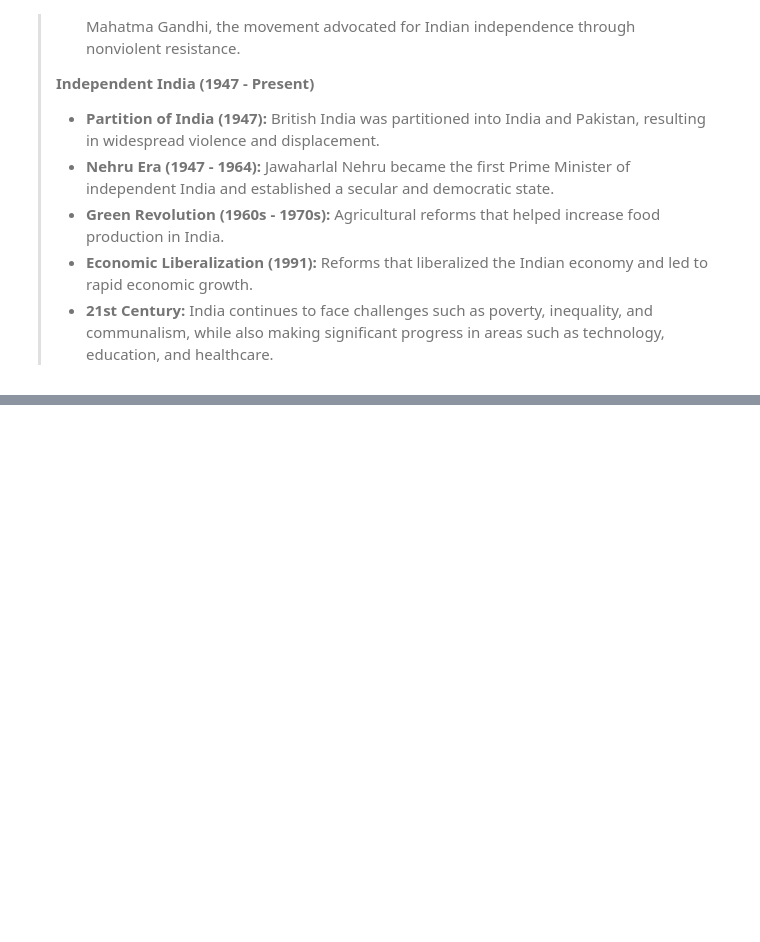
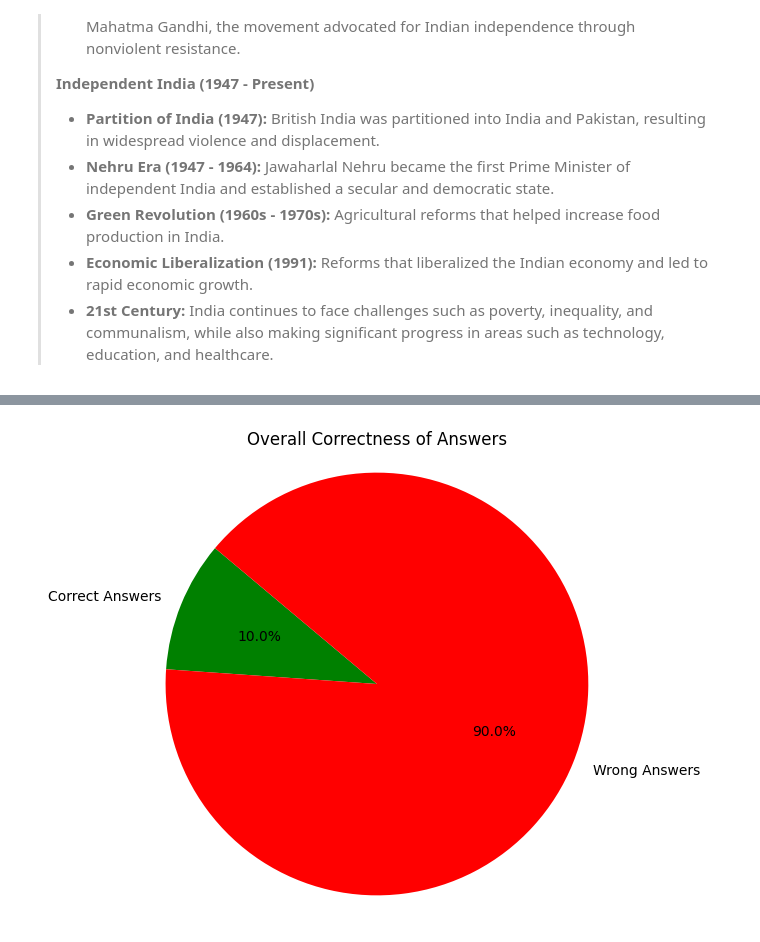
Before and after one commit to Ravikant-jain/Learnify-Assistant, a Jupyter notebook: AI/temp.ipynb, the cells around one changed output, grey strips where cells are left out. Drawn from its saved outputs; the diff is of its cells as text; code cells hidden in the pictures; blank space fills up the shorter version.

```diff
--- a/AI/temp.ipynb
+++ b/AI/temp.ipynb
@@ -158,0 +162,10 @@ for role, text in st.session_state['chat_history']:
+# %%
+import json
+import matplotlib.pyplot as plt
+
+# Load data from JSON files
+with open(r'D:\Github\Edu-AiX\Jsons\ques.json', 'r') as f:
+    questions_data = json.load(f)
+
+with open(r'D:\Github\Edu-AiX\Jsons\answer_sheet.json', 'r') as f:
+    answer_sheet_data = json.load(f)
@@ -158,0 +193,10 @@ for role, text in st.session_state['chat_history']:
+# %%
+mrk=cal_marks(questions_data,answer_sheet_data)
+mrk[5]=1
+# %%
+que_time=[]
+for i2 in answer_sheet_data:
+    td=answer_sheet_data[i2]
+    que_time.append(td['time_taken'])
+
+print(que_time)
@@ -158,0 +205,66 @@ for role, text in st.session_state['chat_history']:
+# %%
+from matplotlib.backends.backend_pdf import PdfPages
+from matplotlib.table import Table
+import numpy as np
+import matplotlib.pyplot as plt
+
+# Example lists (replace these with your actual lists)
+marks = mrk
+q_time = que_time
+
+
+# Pie chart for the overall correctness
+correct_count = sum(marks)
+wrong_count = len(marks) - correct_count
+plt.figure(figsize=(6, 6))
+labels = ['Correct Answers', 'Wrong Answers']
+sizes = [correct_count, wrong_count]
+plt.pie(sizes, labels=labels, autopct='%1.1f%%', startangle=140, colors=['green', 'red'])
+plt.title('Overall Correctness of Answers')
+plt.axis('equal')
+plt.show()
+
+# Violin plot for time taken
+plt.figure(figsize=(8, 5))
+plt.violinplot(q_time, vert=False)
+plt.xlabel('Time Taken (seconds)')
+plt.title('Violin Plot of Time Taken for Each Question')
+plt.show()
+
+# Histogram for time taken
+plt.figure(figsize=(8, 5))
+plt.hist(q_time, bins=10, color='skyblue', edgecolor='black')
+plt.xlabel('Time Taken (seconds)')
+plt.ylabel('Frequency')
+plt.title('Histogram of Time Taken for Each Question')
+plt.show()
+
+# Line plot for time taken
+plt.figure(figsize=(8, 5))
+plt.plot(range(1, len(q_time)+1), q_time, marker='o', color='green')
+plt.xlabel('Question Number')
+plt.ylabel('Time Taken (seconds)')
+plt.title('Line Plot of Time Taken for Each Question')
+plt.grid(True)
+plt.show()
+
+# Heatmap for time taken
+plt.figure(figsize=(8, 5))
+heatmap_data = np.array([q_time, marks])
+plt.imshow(heatmap_data, cmap='viridis', aspect='auto')
+plt.colorbar(label='Time Taken (seconds)')
+plt.xlabel('Question Number')
+plt.ylabel('Correctness (1 for Correct, 0 for Wrong)')
+plt.title('Heatmap of Time Taken for Each Question')
+plt.show()
+
+# Scatter plot with color encoding for correctness of answers
+plt.figure(figsize=(8, 5))
+plt.scatter(range(1, len(q_time)+1), q_time, c=marks, cmap='coolwarm')
+plt.colorbar(label='Correctness (1 for Correct, 0 for Wrong)')
+plt.xlabel('Question Number')
+plt.ylabel('Time Taken (seconds)')
+plt.title('Scatter Plot of Time Taken with Color Encoding for Correctness')
+plt.show()
+# %% [output]
+[figure, added]
```
Also changed, not shown: parts of 6 cells of this notebook, 7 other files.
